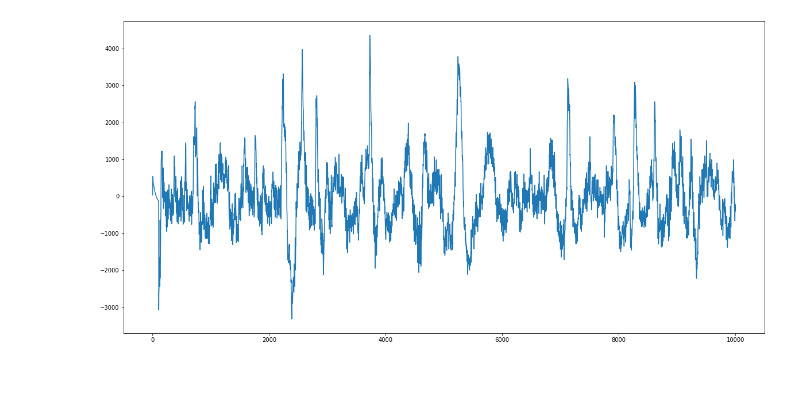
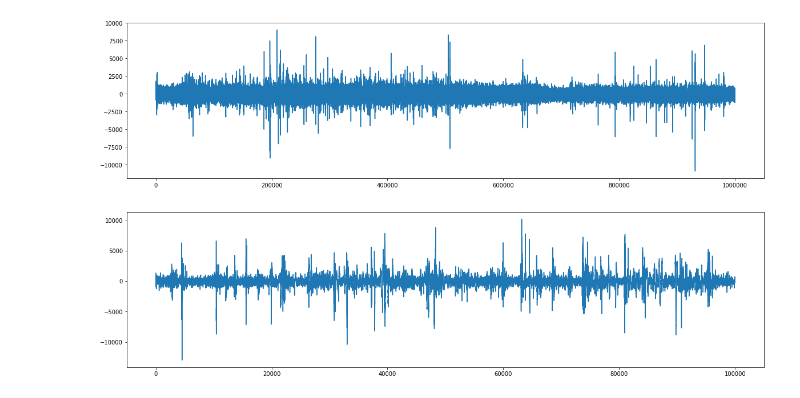
Before and after one commit to superchordate/sleep-disorders-predict-eeg, a Jupyter notebook: tocsv/explore-signals.ipynb, the cells around one changed output. Cells and saved outputs as stored; diff of their text form; code cells hidden in the pictures.

Commit message:
Improve signal explore code

```diff
--- a/tocsv/explore-signals.ipynb
+++ b/tocsv/explore-signals.ipynb
@@ -14,0 +6,8 @@ Index(['ROC-LOC', 'Fp2-F4', 'F4-C4', 'C4-P4', 'P4-O2', 'C4-A1', 'EMG1-EMG2',
+# %%
+file = 'rbd13'
+edfpath = '../edf/'
+edf = pyedflib.EdfReader(edfpath + file + '.edf')
+info = pd.DataFrame({
+    'label': edf.getSignalLabels(),
+    'sample_rate': edf.getSampleFrequencies()
+})
@@ -15,5 +32,7 @@ Index(['ROC-LOC', 'Fp2-F4', 'F4-C4', 'C4-P4', 'P4-O2', 'C4-A1', 'EMG1-EMG2',
 # %%
-def plotsignal(file, startat = 0, step = 10000):
-    signals = pd.read_parquet('../pytorch/train/'+ file + '-128.parquet')
-    plt.figure(figsize=(20, 10))
-    plt.plot(signals['ROC-LOC'][startat:(startat + step)])
+def plotsignal_file(file, channel, startat = 0, step = 10000):
+    edf = pyedflib.EdfReader(edfpath + file + '.edf')
+    freq_index = edf.getSignalLabels().index(channel)
+    signal = edf.readSignal(freq_index)
+    plt.figure(figsize=(20, 5))
+    plt.plot(signal[startat:(startat + step)])
@@ -36,4 +39,8 @@ plotsignal('nfle2')
-# %%
-plotsignal('nfle3')
-# %% [output]
-[figure, removed]
+# %%
+plotsignal_file('rbd13', 'ROC-LOC', 0, 1000000)
+# %% [output]
+[figure, added]
+# %%
+plotsignal_file('rbd13', 'ROC-LOC', random.randint(0,3000000), 100000)
+# %% [output]
+[figure, added]
```
Also changed, not shown: parts of 8 cells of this notebook.
